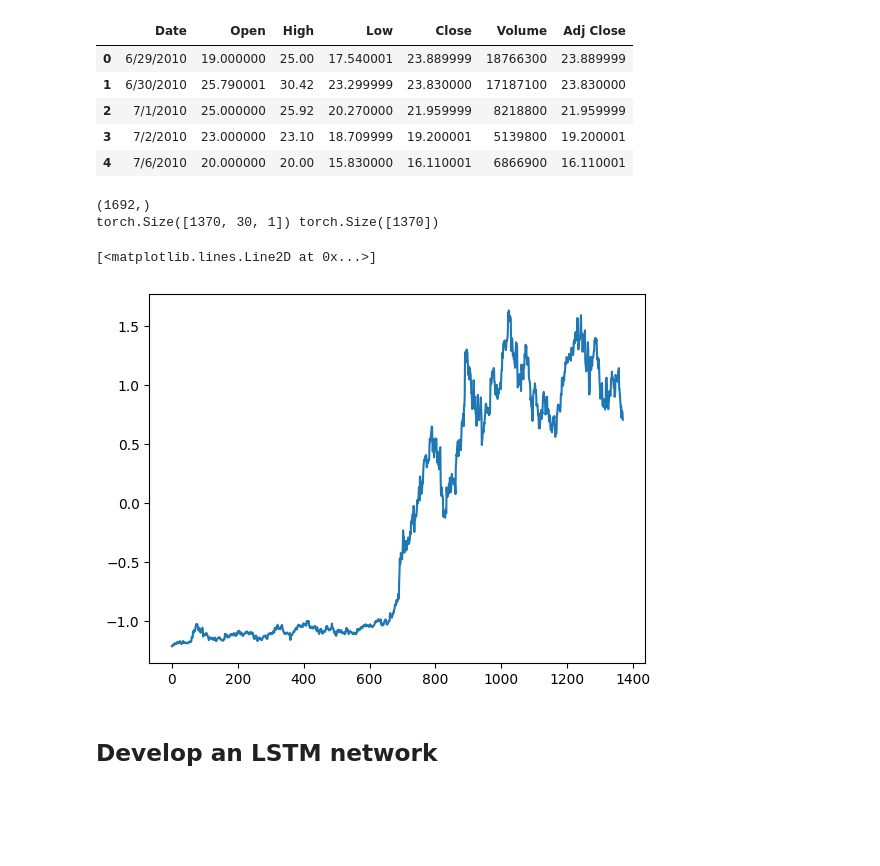
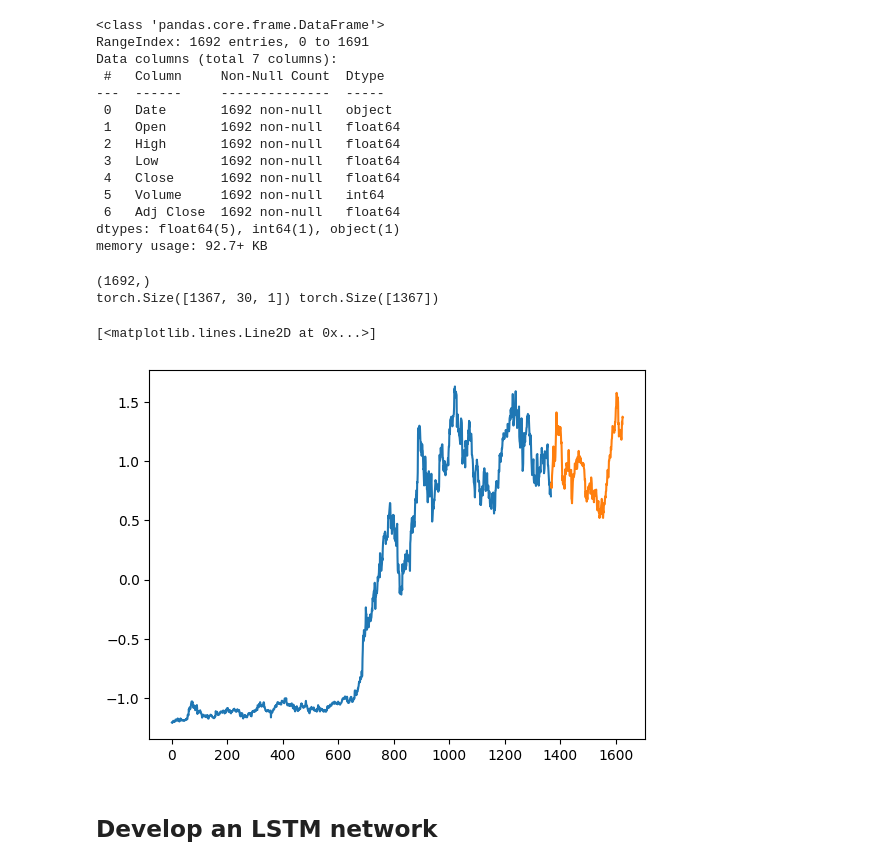
Before and after one commit to gravlaks/Convex_project, a Jupyter notebook: src/tesla.ipynb, the cells around one changed output. Drawn from its saved outputs; the diff is of its cells as text; code cells hidden in the pictures; blank space fills up the shorter version.

```diff
--- a/src/tesla.ipynb
+++ b/src/tesla.ipynb
@@ -15,14 +15,22 @@ from torch.optim.lr_scheduler import ExponentialLR
 import time
 # %%
 df = pd.read_csv("../data/tesla_stock.csv")
-df.head()
+df.info()
 # %% [output]
-|  | Date | Open | High | Low | Close | Volume | Adj Close |
-| 0 | 6/29/2010 | 19.000000 | 25.00 | 17.540001 | 23.889999 | 18766300 | 23.889999 |
-| 1 | 6/30/2010 | 25.790001 | 30.42 | 23.299999 | 23.830000 | 17187100 | 23.830000 |
-| 2 | 7/1/2010 | 25.000000 | 25.92 | 20.270000 | 21.959999 | 8218800 | 21.959999 |
-| 3 | 7/2/2010 | 23.000000 | 23.10 | 18.709999 | 19.200001 | 5139800 | 19.200001 |
-| 4 | 7/6/2010 | 20.000000 | 20.00 | 15.830000 | 16.110001 | 6866900 | 16.110001 |
+<class 'pandas.core.frame.DataFrame'>
+RangeIndex: 1692 entries, 0 to 1691
+Data columns (total 7 columns):
+ #   Column     Non-Null Count  Dtype
+---  ------     --------------  -----
+ 0   Date       1692 non-null   object
+ 1   Open       1692 non-null   float64
+ 2   High       1692 non-null   float64
+ 3   Low        1692 non-null   float64
+ 4   Close      1692 non-null   float64
+ 5   Volume     1692 non-null   int64
+ 6   Adj Close  1692 non-null   float64
+dtypes: float64(5), int64(1), object(1)
+memory usage: 92.7+ KB
 # %%
 X = df.get('Close').values
 scaler = StandardScaler()
@@ -32,20 +40,23 @@ split_index = 1400
 print(X.shape)
 X_train, X_test = X[:split_index], X[split_index:] #train_test_split(X, test_size=0.1, shuffle=False)
 timesteps_count = 30
+pred_count = 3
 
 def get_train_test():
     x_train, y_train, x_test, y_test = [], [], [], []
 
     i = 0
-    while i+timesteps_count<len(X_train):
+    while i+timesteps_count<len(X_train)-pred_count:
         x_train.append(np.expand_dims(X_train[i:i+timesteps_count],-1))
-        y_train.append(X_train[i+timesteps_count])
+        y_train.append(X_train[i+timesteps_count+pred_count])
         i+=1
 
     i=0
-    while i+timesteps_count<len(X_test):
+    while i+timesteps_count<len(X_test)-pred_count:
         x_test.append(np.expand_dims(X_test[i:i+timesteps_count],-1))
-        y_test.append(X_test[i+timesteps_count])
+
+        y_test.append(X_test[i+timesteps_count+pred_count])
+
         i+=1
 
     x_train, y_train = torch.tensor(np.array(x_train), dtype=torch.float), torch.tensor(np.array(y_train), dtype=torch.float)
@@ -55,12 +66,13 @@ x_train, y_train, x_test, y_test = get_train_test()
 print(x_train.shape, y_train.shape)
 # %% [output]
 (1692,)
-torch.Size([1370, 30, 1]) torch.Size([1370])
+torch.Size([1367, 30, 1]) torch.Size([1367])
-# %%
-plt.plot(y_train)
-# %% [output]
-[<matplotlib.lines.Line2D at 0x...>]
-[figure, removed]
+# %%
+plt.plot(y_train)
+plt.plot(np.arange(len(y_train), len(y_train)+len(y_test)), y_test)
+# %% [output]
+[<matplotlib.lines.Line2D at 0x...>]
+[figure, added]
 # %% [markdown]
 ## Develop an LSTM network
 # %%
```
Also changed, not shown: parts of 6 cells of this notebook, 10 other files.
